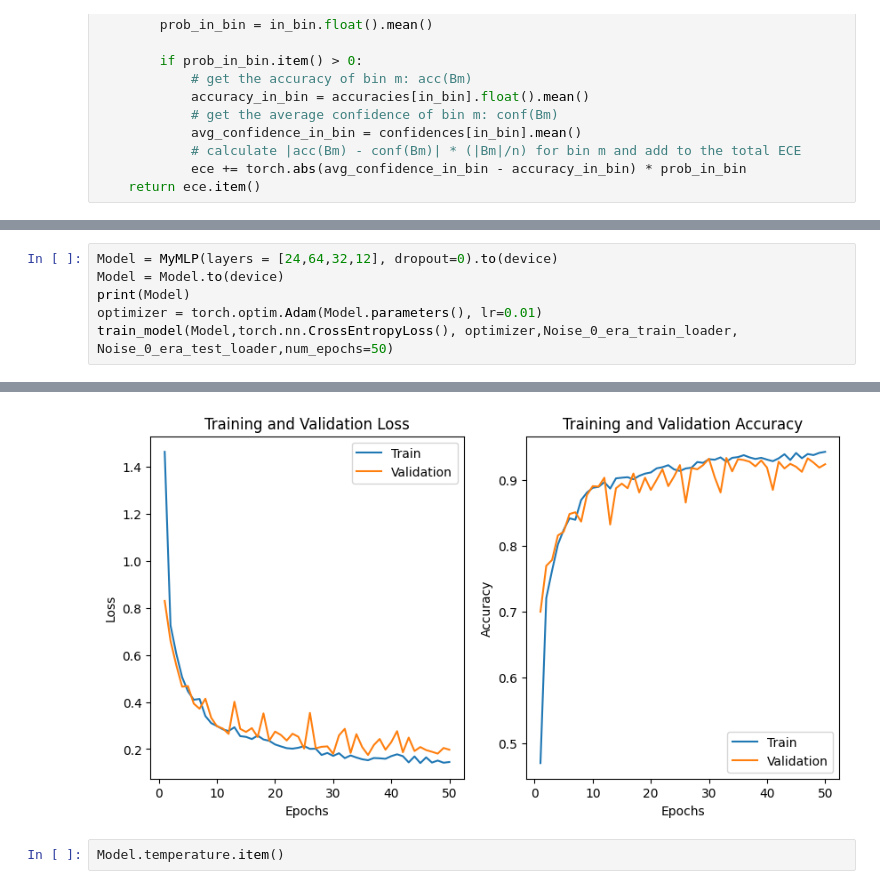
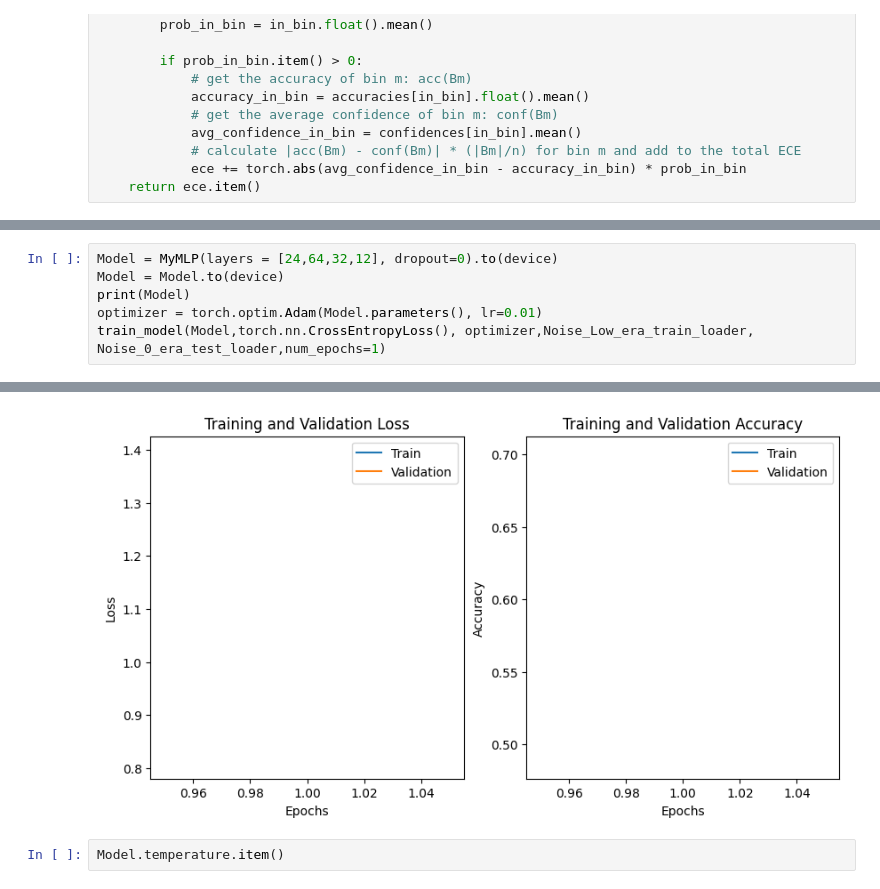
Before and after one commit to adityaahuja7/Advanced-Machine-Learning-CSE642-Assignments, a Jupyter notebook: Conservative_predictions/MLP WITH ECE.ipynb, the cells around one changed output, grey strips where cells are left out. Drawn from its saved outputs; the diff is of its cells as text.

```diff
--- a/Conservative_predictions/MLP_WITH_ECE.ipynb
+++ b/Conservative_predictions/MLP WITH ECE.ipynb
@@ -263,7 +303,7 @@ Model = MyMLP(layers = [24,64,32,12], dropout=0).to(device)
 Model = Model.to(device)
 print(Model)
 optimizer = torch.optim.Adam(Model.parameters(), lr=0.01)
-train_model(Model,torch.nn.CrossEntropyLoss(), optimizer,Noise_0_era_train_loader, Noise_0_era_test_loader,num_epochs=50)
+train_model(Model,torch.nn.CrossEntropyLoss(), optimizer,Noise_Low_era_train_loader, Noise_0_era_test_loader,num_epochs=1)
 # %% [output]
 MyMLP(
   (layers): Sequential(
@@ -285,4 +325,4 @@ Epoch [50/50], Train Loss: 0.1449, Train Acc: 0.9433, Val Loss: 0.1973, Val Acc:
-[figure, old version]
+[figure, new version]
 # %%
 Model.temperature.item()
 # %% [output]
```
Also changed, not shown: parts of 6 cells of this notebook, 2 other files.
